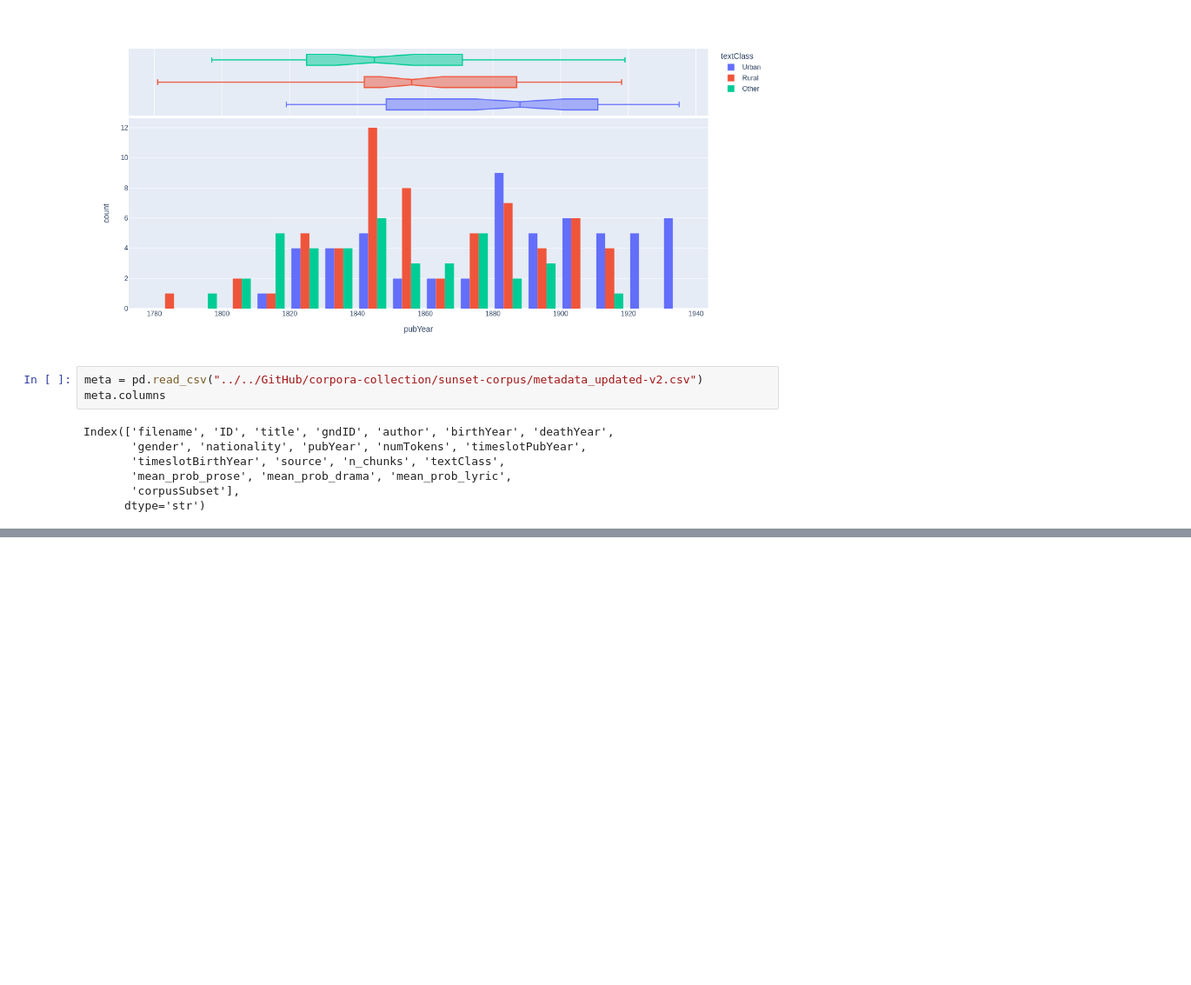
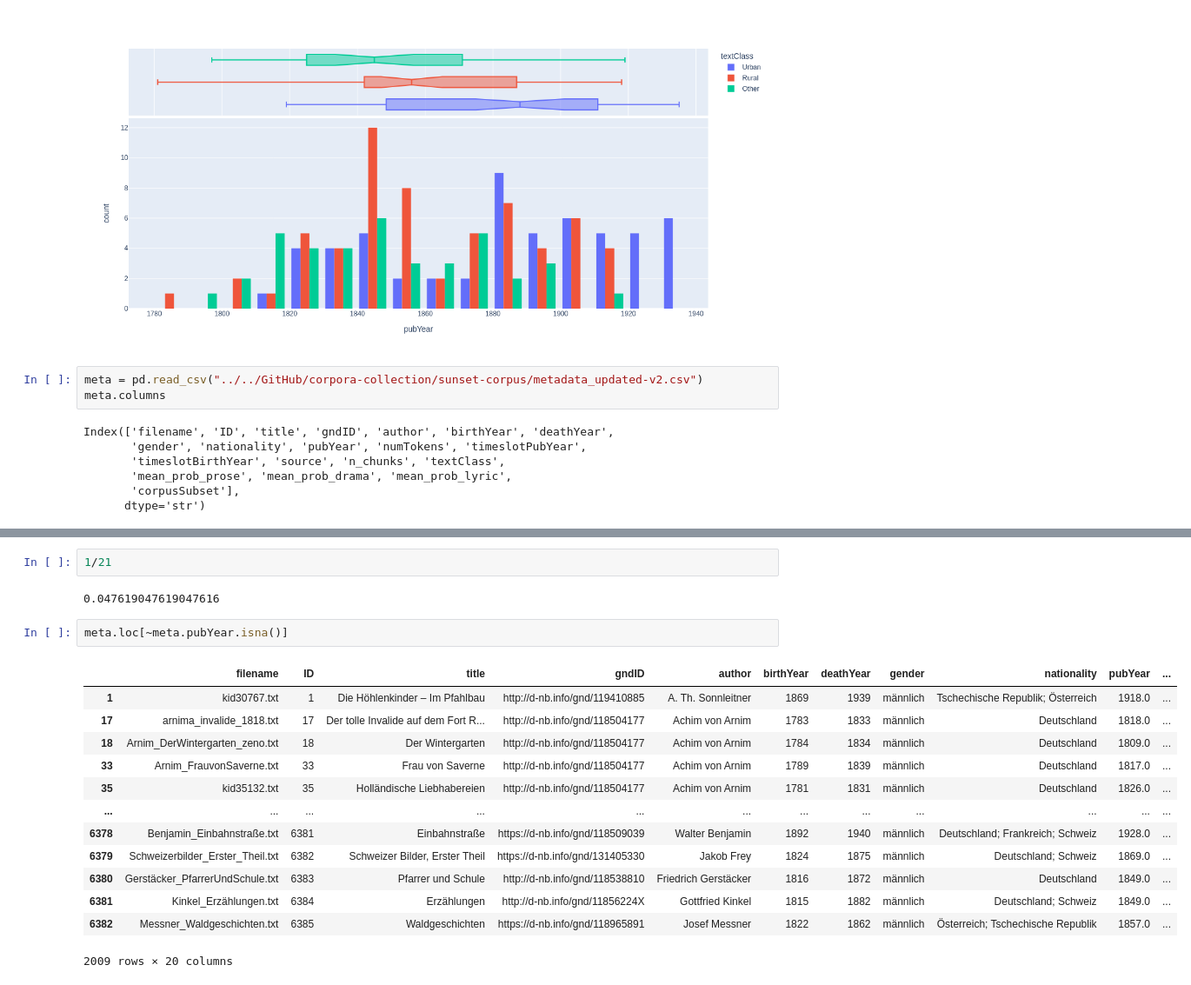
Before and after one commit to DanielKababgi/setting-detection-chr2027, a Jupyter notebook: dataset-exploration.ipynb, the cells around one changed output, grey strips where cells are left out. Shown at 87% size. Saved outputs shown, nothing was run; the diff lists cells and outputs as text; blank space fills up the shorter version.

```diff
--- a/dataset-exploration.ipynb
+++ b/dataset-exploration.ipynb
@@ -83,2 +105,22 @@ weiblich    140
 Name: count, dtype: int64
+# %%
+1/21
+# %% [output]
+0.047619047619047616
+# %%
+meta.loc[~meta.pubYear.isna()]
+# %% [output]
+|  | filename | ID | title | gndID | author | birthYear | deathYear | gender | nationality | pubYear | ... |
+| 1 | kid30767.txt | 1 | Die Höhlenkinder – Im Pfahlbau | http://d-nb.info/gnd/119410885 | A. Th. Sonnleitner | 1869 | 1939 | männlich | Tschechische Republik; Österreich | 1918.0 | ... |
+| 17 | arnima_invalide_1818.txt | 17 | Der tolle Invalide auf dem Fort R... | http://d-nb.info/gnd/118504177 | Achim von Arnim | 1783 | 1833 | männlich | Deutschland | 1818.0 | ... |
+| 18 | Arnim_DerWintergarten_zeno.txt | 18 | Der Wintergarten | http://d-nb.info/gnd/118504177 | Achim von Arnim | 1784 | 1834 | männlich | Deutschland | 1809.0 | ... |
+| 33 | Arnim_FrauvonSaverne.txt | 33 | Frau von Saverne | http://d-nb.info/gnd/118504177 | Achim von Arnim | 1789 | 1839 | männlich | Deutschland | 1817.0 | ... |
+| 35 | kid35132.txt | 35 | Holländische Liebhabereien | http://d-nb.info/gnd/118504177 | Achim von Arnim | 1781 | 1831 | männlich | Deutschland | 1826.0 | ... |
+| ... | ... | ... | ... | ... | ... | ... | ... | ... | ... | ... | ... |
+| 6378 | Benjamin_Einbahnstraße.txt | 6381 | Einbahnstraße | https://d-nb.info/gnd/118509039 | Walter Benjamin | 1892 | 1940 | männlich | Deutschland; Frankreich; Schweiz | 1928.0 | ... |
+| 6379 | Schweizerbilder_Erster_Theil.txt | 6382 | Schweizer Bilder, Erster Theil | https://d-nb.info/gnd/131405330 | Jakob Frey | 1824 | 1875 | männlich | Deutschland; Schweiz | 1869.0 | ... |
+| 6380 | Gerstäcker_PfarrerUndSchule.txt | 6383 | Pfarrer und Schule | http://d-nb.info/gnd/118538810 | Friedrich Gerstäcker | 1816 | 1872 | männlich | Deutschland | 1849.0 | ... |
+| 6381 | Kinkel_Erzählungen.txt | 6384 | Erzählungen | http://d-nb.info/gnd/11856224X | Gottfried Kinkel | 1815 | 1882 | männlich | Deutschland; Schweiz | 1849.0 | ... |
+| 6382 | Messner_Waldgeschichten.txt | 6385 | Waldgeschichten | https://d-nb.info/gnd/118965891 | Josef Messner | 1822 | 1862 | männlich | Österreich; Tschechische Republik | 1857.0 | ... |
+2009 rows × 20 columns
 # %%
```
Also changed, not shown: parts of 10 cells of this notebook, 3 other files.
